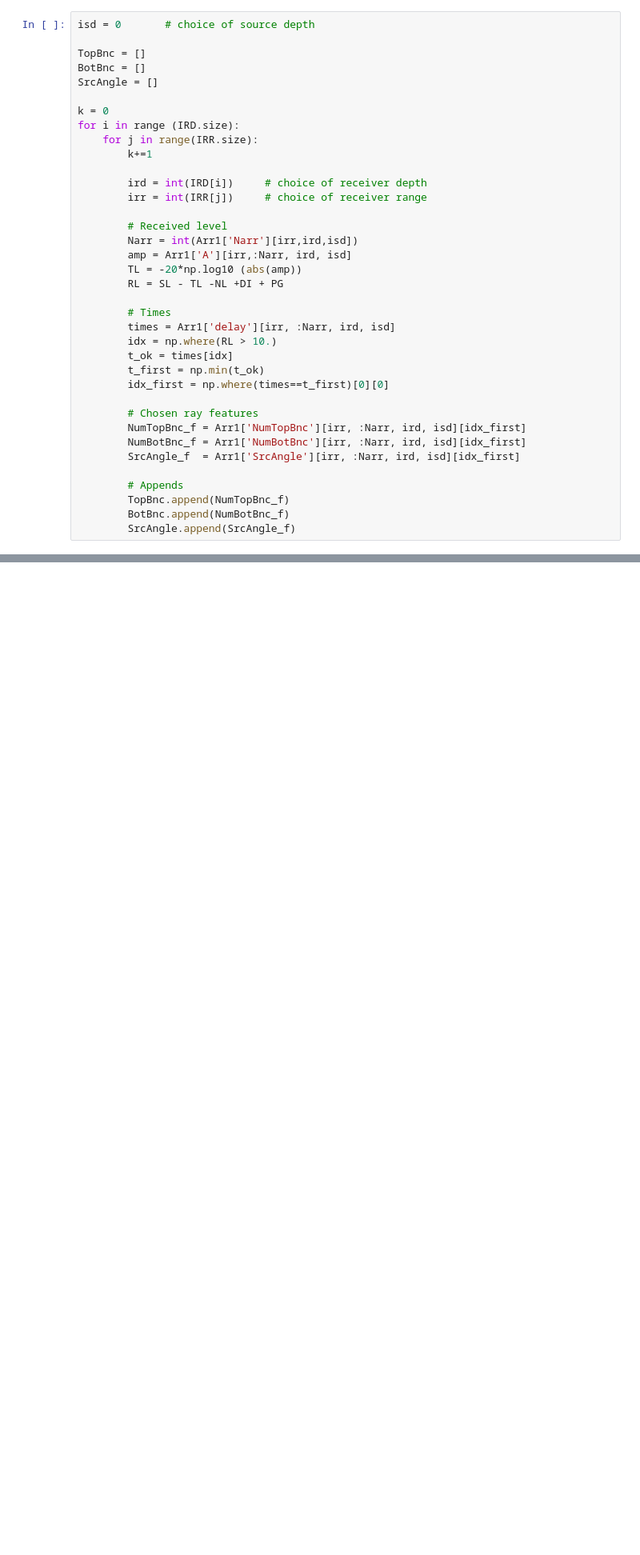
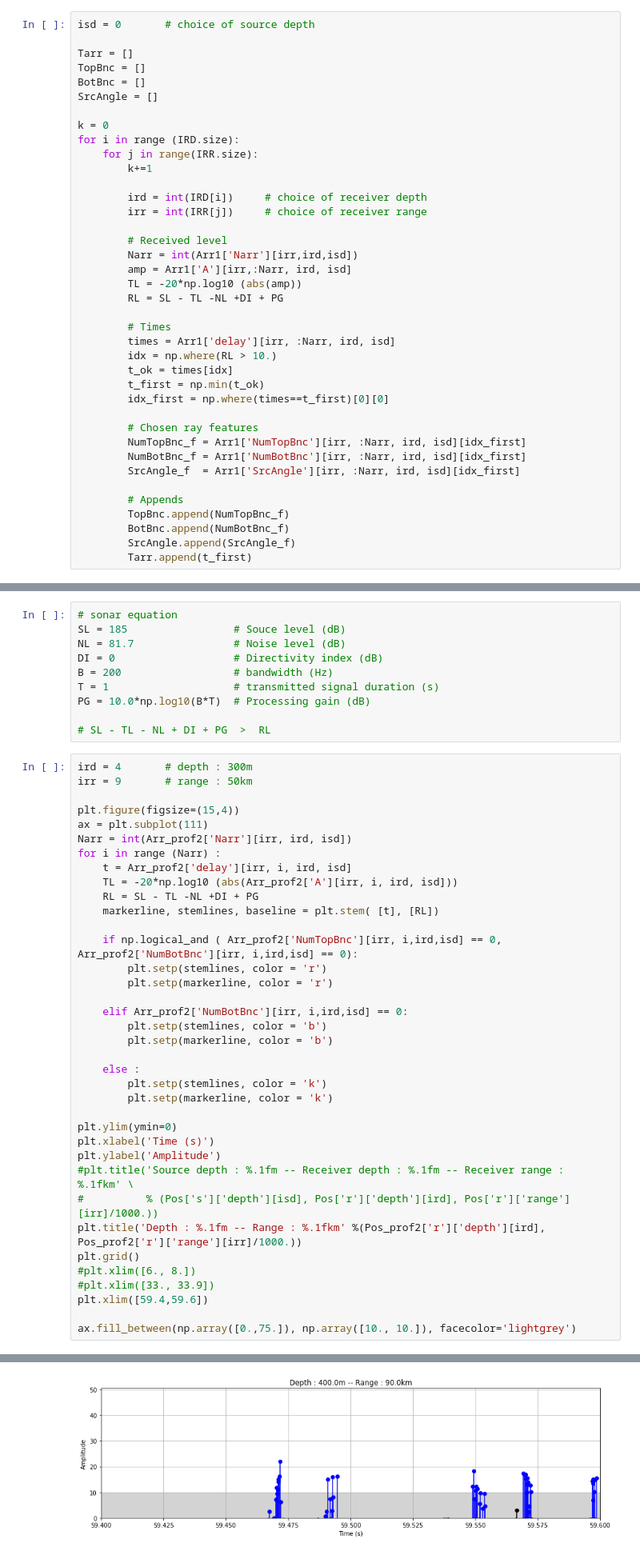
Before and after one commit to ponchama/Cognac_Acoustique, a Jupyter notebook: Bellhop/Partie5_methode_detection/Untitled.ipynb, the cells around one changed output, grey strips where cells are left out. Shown at 80% size. Cells and saved outputs as stored; diff of their text form; blank space fills up the shorter version.

```diff
--- a/Bellhop/Partie5_methode_detection/Untitled.ipynb
+++ b/Bellhop/Partie5_methode_detection/Untitled.ipynb
@@ -166,6 +166,7 @@ ax.fill_between(np.array([0.,75.]), np.array([10., 10.]), facecolor='lightgrey')
 # %%
 isd = 0       # choice of source depth
 
+Tarr = []
 TopBnc = []
 BotBnc = []
 SrcAngle = []
@@ -200,6 +201,7 @@ for i in range (IRD.size):
         TopBnc.append(NumTopBnc_f)
         BotBnc.append(NumBotBnc_f)
         SrcAngle.append(SrcAngle_f)
+        Tarr.append(t_first)
 # %%
 n = R.size
 print('SrcAngle : \n')
@@ -602,0 +639,48 @@ np.max(abs(DIFF_30))
+# %%
+# sonar equation
+SL = 185                 # Souce level (dB)
+NL = 81.7                # Noise level (dB)
+DI = 0                   # Directivity index (dB)
+B = 200                  # bandwidth (Hz)
+T = 1                    # transmitted signal duration (s)
+PG = 10.0*np.log10(B*T)  # Processing gain (dB)
+
+# SL - TL - NL + DI + PG  >  RL
+# %%
+ird = 4       # depth : 300m
+irr = 9       # range : 50km
+
+plt.figure(figsize=(15,4))
+ax = plt.subplot(111)
+Narr = int(Arr_prof2['Narr'][irr, ird, isd])
+for i in range (Narr) :
+    t = Arr_prof2['delay'][irr, i, ird, isd]
+    TL = -20*np.log10 (abs(Arr_prof2['A'][irr, i, ird, isd]))
+    RL = SL - TL -NL +DI + PG
+    markerline, stemlines, baseline = plt.stem( [t], [RL])
+
+    if np.logical_and ( Arr_prof2['NumTopBnc'][irr, i,ird,isd] == 0, Arr_prof2['NumBotBnc'][irr, i,ird,isd] == 0):
+        plt.setp(stemlines, color = 'r')
+        plt.setp(markerline, color = 'r')
+
+    elif Arr_prof2['NumBotBnc'][irr, i,ird,isd] == 0:
+        plt.setp(stemlines, color = 'b')
+        plt.setp(markerline, color = 'b')
+
+    else :
+        plt.setp(stemlines, color = 'k')
+        plt.setp(markerline, color = 'k')
+
+plt.ylim(ymin=0)
+plt.xlabel('Time (s)')
+plt.ylabel('Amplitude')
+#plt.title('Source depth : %.1fm -- Receiver depth : %.1fm -- Receiver range : %.1fkm' \
+#          % (Pos['s']['depth'][isd], Pos['r']['depth'][ird], Pos['r']['range'][irr]/1000.))
+plt.title('Depth : %.1fm -- Range : %.1fkm' %(Pos_prof2['r']['depth'][ird], Pos_prof2['r']['range'][irr]/1000.))
+plt.grid()
+#plt.xlim([6., 8.])
+#plt.xlim([33., 33.9])
+plt.xlim([59.4,59.6])
+
+ax.fill_between(np.array([0.,75.]), np.array([10., 10.]), facecolor='lightgrey')
+# %% [output]
@@ -602,0 +688 @@ np.max(abs(DIFF_30))
+[figure, added]
```
Also changed, not shown: parts of 138 cells of this notebook.
